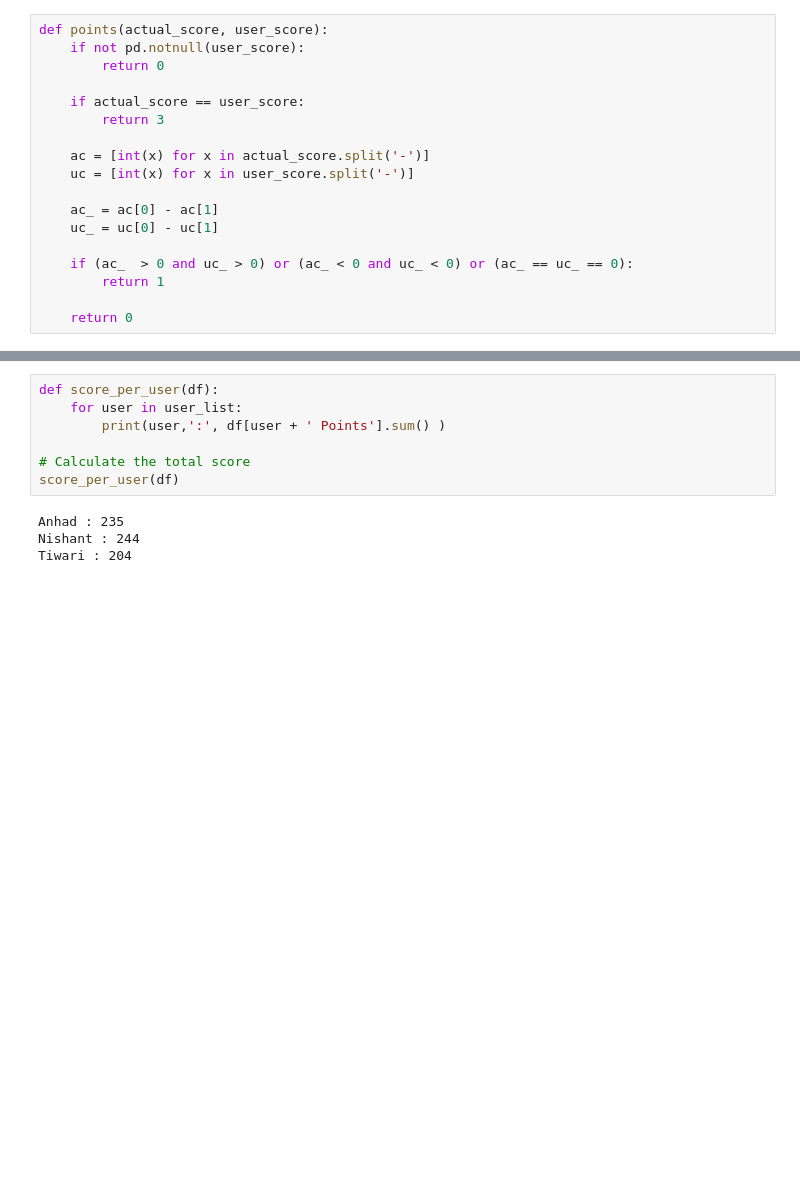
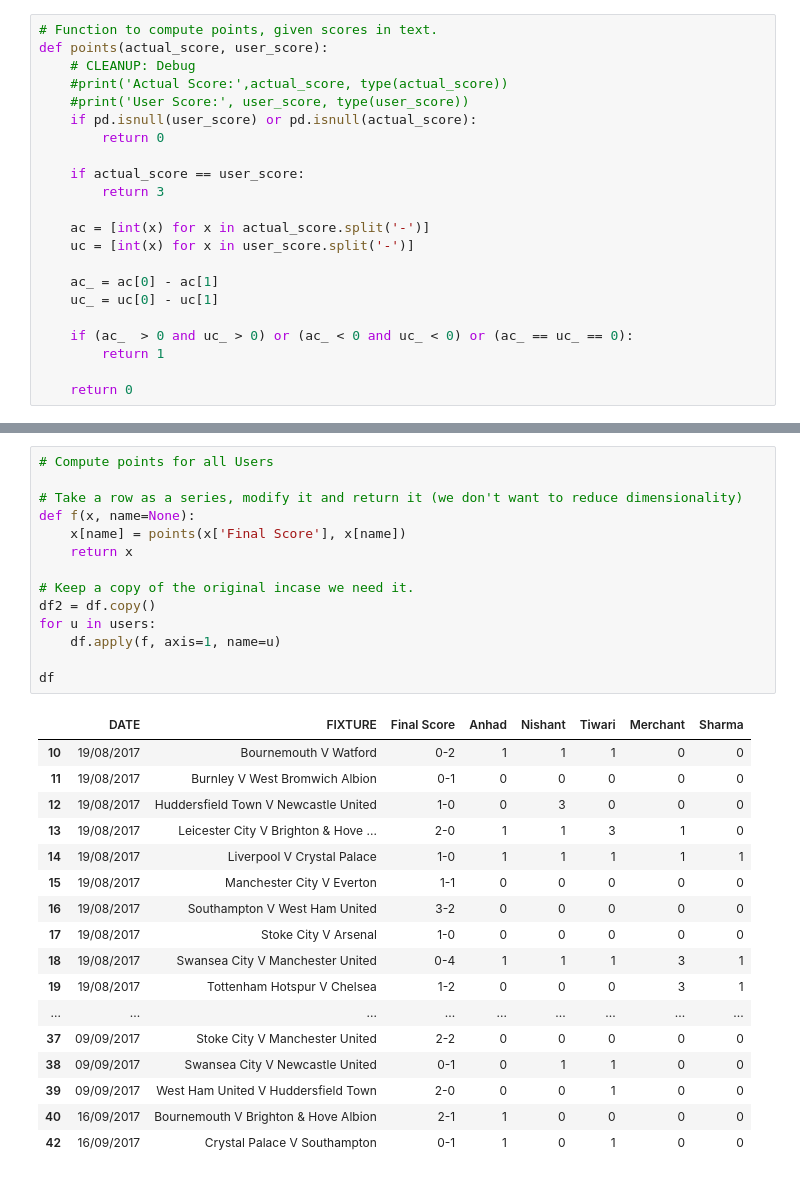
Before and after one commit to ffledgling/epl16, a Jupyter notebook: epl16.ipynb, the cells around one changed output, grey strips where cells are left out. Cells and saved outputs as stored; diff of their text form; blank space fills up the shorter version.

```diff
--- a/epl16.ipynb
+++ b/epl16.ipynb
@@ -16,6 +40,10 @@ df = df.dropna(subset=['Final Score'])
 # %%
+# Function to compute points, given scores in text.
 def points(actual_score, user_score):
-    if not pd.notnull(user_score):
+    # CLEANUP: Debug
+    #print('Actual Score:',actual_score, type(actual_score))
+    #print('User Score:', user_score, type(user_score))
+    if pd.isnull(user_score) or pd.isnull(actual_score):
         return 0
 
     if actual_score == user_score:
@@ -67,11 +62,32 @@ df
-# %%
-def score_per_user(df):
-    for user in user_list:
-        print(user,':', df[user + ' Points'].sum() )
-
-# Calculate the total score
-score_per_user(df)
-# %% [output]
-Anhad : 235
-Nishant : 244
-Tiwari : 204
+# %%
+# Compute points for all Users
+
+# Take a row as a series, modify it and return it (we don't want to reduce dimensionality)
+def f(x, name=None):
+    x[name] = points(x['Final Score'], x[name])
+    return x
+
+# Keep a copy of the original incase we need it.
+df2 = df.copy()
+for u in users:
+    df.apply(f, axis=1, name=u)
+
+df
+# %% [output]
+|  | DATE | FIXTURE | Final Score | Anhad | Nishant | Tiwari | Merchant | Sharma |
+| 10 | 19/08/2017 | Bournemouth V Watford | 0-2 | 1 | 1 | 1 | 0 | 0 |
+| 11 | 19/08/2017 | Burnley V West Bromwich Albion | 0-1 | 0 | 0 | 0 | 0 | 0 |
+| 12 | 19/08/2017 | Huddersfield Town V Newcastle United | 1-0 | 0 | 3 | 0 | 0 | 0 |
+| 13 | 19/08/2017 | Leicester City V Brighton & Hove ... | 2-0 | 1 | 1 | 3 | 1 | 0 |
+| 14 | 19/08/2017 | Liverpool V Crystal Palace | 1-0 | 1 | 1 | 1 | 1 | 1 |
+| 15 | 19/08/2017 | Manchester City V Everton | 1-1 | 0 | 0 | 0 | 0 | 0 |
+| 16 | 19/08/2017 | Southampton V West Ham United | 3-2 | 0 | 0 | 0 | 0 | 0 |
+| 17 | 19/08/2017 | Stoke City V Arsenal | 1-0 | 0 | 0 | 0 | 0 | 0 |
+| 18 | 19/08/2017 | Swansea City V Manchester United | 0-4 | 1 | 1 | 1 | 3 | 1 |
+| 19 | 19/08/2017 | Tottenham Hotspur V Chelsea | 1-2 | 0 | 0 | 0 | 3 | 1 |
+| ... | ... | ... | ... | ... | ... | ... | ... | ... |
+| 37 | 09/09/2017 | Stoke City V Manchester United | 2-2 | 0 | 0 | 0 | 0 | 0 |
+| 38 | 09/09/2017 | Swansea City V Newcastle United | 0-1 | 0 | 1 | 1 | 0 | 0 |
+| 39 | 09/09/2017 | West Ham United V Huddersfield Town | 2-0 | 0 | 0 | 1 | 0 | 0 |
+| 40 | 16/09/2017 | Bournemouth V Brighton & Hove Albion | 2-1 | 1 | 0 | 0 | 0 | 0 |
+| 42 | 16/09/2017 | Crystal Palace V Southampton | 0-1 | 1 | 0 | 1 | 0 | 0 |
```
Also changed, not shown: parts of 8 cells of this notebook, 2 other files.
